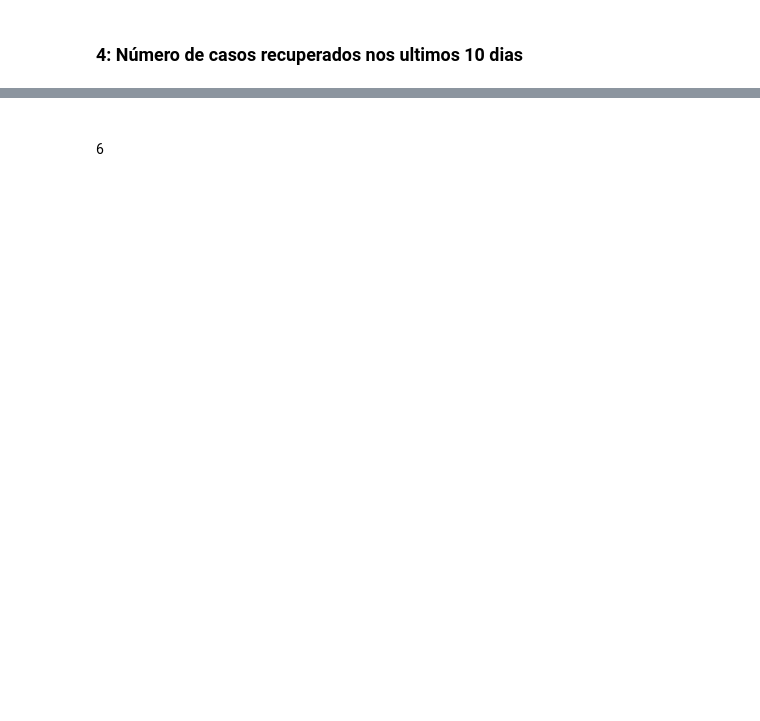
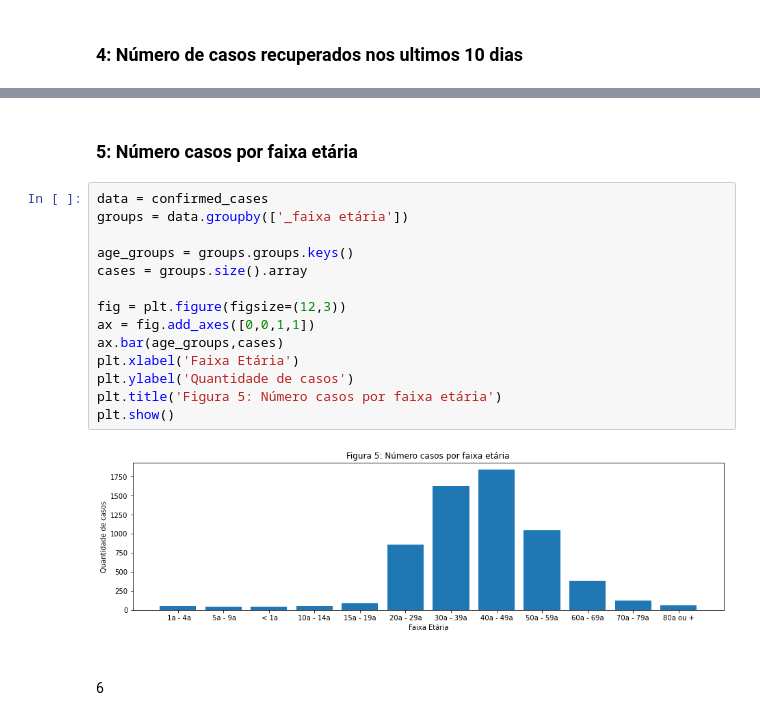
Before and after one commit to Mfp16/analise-base-covid-manaus, a Jupyter notebook: charts.ipynb, the cells around one changed output, grey strips where cells are left out. Drawn from its saved outputs; the diff is of its cells as text; blank space fills up the shorter version.

```diff
--- a/charts.ipynb
+++ b/charts.ipynb
@@ -86,3 +69,21 @@ plt.show()
+# %% [markdown]
+### 5: Número casos por faixa etária
+# %%
+data = confirmed_cases
+groups = data.groupby(['_faixa etária'])
+
+age_groups = groups.groups.keys()
+cases = groups.size().array
+
+fig = plt.figure(figsize=(12,3))
+ax = fig.add_axes([0,0,1,1])
+ax.bar(age_groups,cases)
+plt.xlabel('Faixa Etária')
+plt.ylabel('Quantidade de casos')
+plt.title('Figura 5: Número casos por faixa etária')
+plt.show()
+# %% [output]
+[figure, added]
 # %% [markdown]
 ###
 6
```
Also changed, not shown: parts of 5 cells of this notebook.
